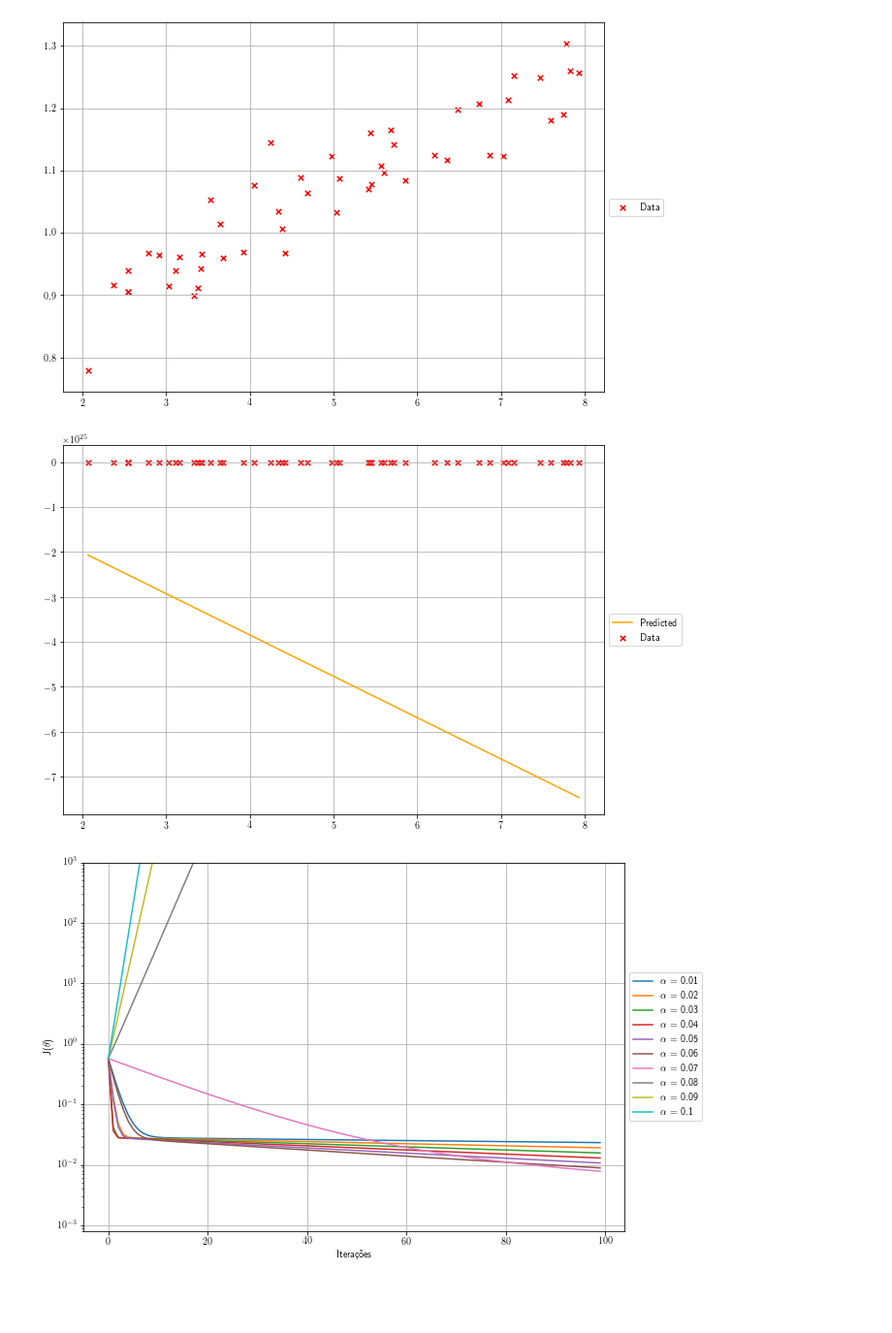
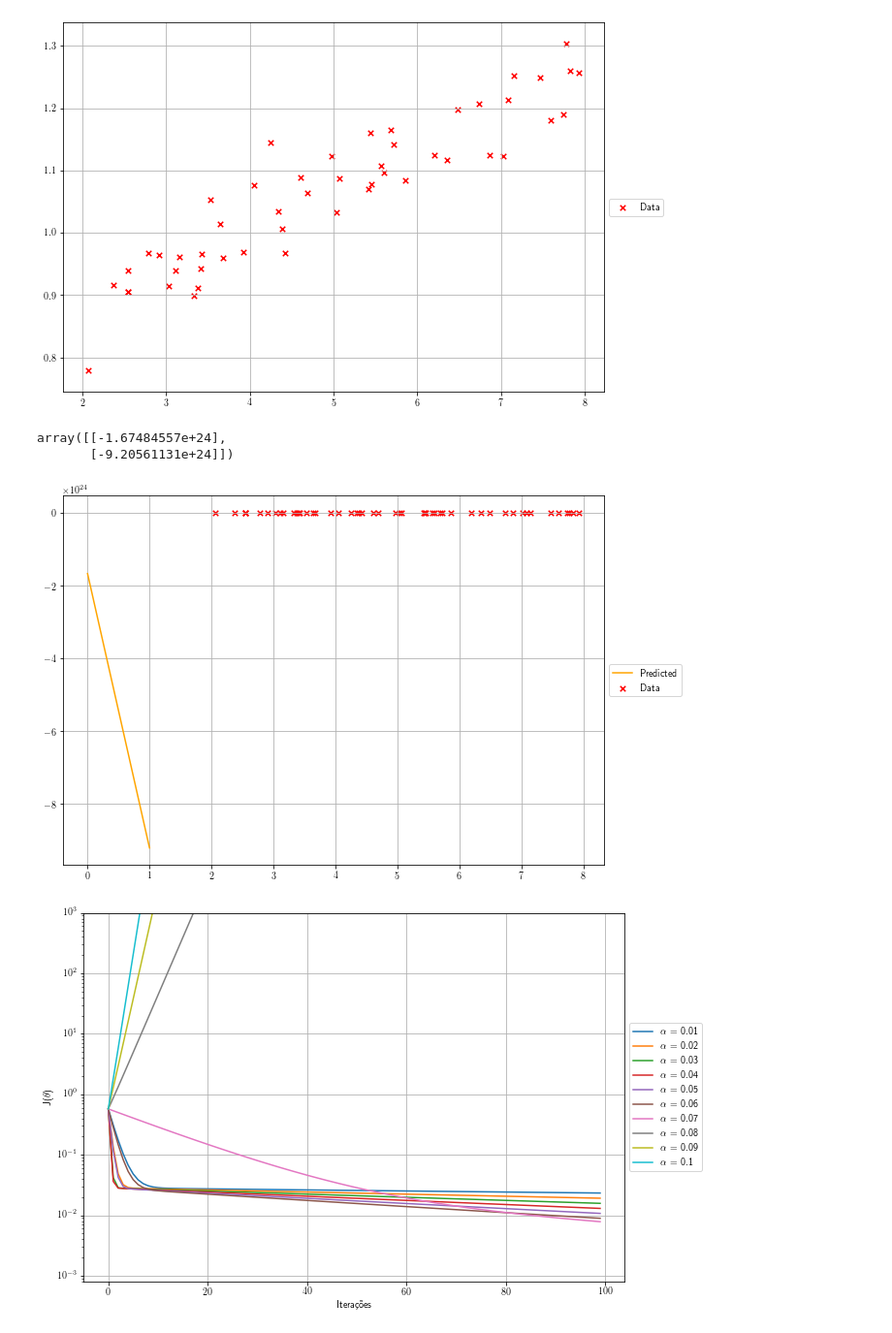
Before and after one commit to danbailo/T1-Inteligencia-Artificial, a Jupyter notebook: src/Trabalho 1 - Inteligência Artificial.ipynb, the cells around one changed output. Shown at 97% size. Saved outputs shown, nothing was run; the diff lists cells and outputs as text; code cells hidden in the pictures; blank space fills up the shorter version.

```diff
--- a/src/Trabalho 1 - Inteligência Artificial.ipynb
+++ b/src/Trabalho 1 - Inteligência Artificial.ipynb
@@ -15,14 +15,13 @@ plt.rcParams['text.usetex'] = True
 ## Função que calcula a regressão linear utilizando matrizes
 # %%
 def linear_regression(num_it, alpha, theta):
-    err = np.zeros(num_it)
+    J = np.zeros(num_it)
     for i in range(num_it):
-        h = np.dot(X,theta)
-        e = h-y
-        J = (np.dot(e.T,e)/(2*m))
-        err[i] = J
-        theta = theta - ((alpha/m)*np.dot(X.T,e))
-    return err, theta
+        H_theta = np.dot(X,theta)
+        E = H_theta-y
+        J[i] = (np.dot(E.T,E)/(2*m))
+        theta = theta - ((alpha/m)*np.dot(X.T,E))
+    return J, theta,H_theta
 # %% [markdown]
 ## Definição das variáveis e criação do diretório das imagens
 # %%
@@ -42,7 +41,7 @@ NUM_IT = 100
 # %% [markdown]
 ### Primeiros insights com valores iniciais de $\theta$ e $\alpha$
 # %%
-err, theta = linear_regression(num_it=NUM_IT, alpha=0.1, theta=initial_theta)
+err, theta, _ = linear_regression(num_it=NUM_IT, alpha=0.1, theta=initial_theta)
 plt.plot(range(NUM_IT),err, label=r'$\alpha$ = 0.1')
 plt.xlabel('Iterações')
 plt.ylabel(r'J($\theta$)')
@@ -56,13 +55,18 @@ plt.legend(loc='center left', bbox_to_anchor=(1.0, 0.5))
 plt.savefig(os.path.join('..','imgs/')+'data.pdf', bbox_inches='tight')
 # %% [output]
 [figure]
+# %%
+theta
+# %% [output]
+array([[-1.67484557e+24],
+       [-9.20561131e+24]])
 # %%
 plt.scatter(x,y, label= 'Data', s=30, marker='x', c='r')
-plt.plot(x, [theta[0]+(theta[1]*i) for i in x], label= 'Predicted', c='orange')
+plt.plot(theta, label= 'Predicted', c='orange')
 plt.legend(loc='center left', bbox_to_anchor=(1.0, 0.5))
 plt.savefig(os.path.join('..','imgs/')+'first_predicted.pdf', bbox_inches='tight')
 # %% [output]
-[figure, old version]
+[figure, new version]
 # %%
 plt.yscale('log')
 alpha_values = [0.01, 0.02, 0.03, 0.04, 0.05, 0.06, 0.07,0.08,0.09,0.1]
```
Also changed, not shown: parts of 11 cells of this notebook.
